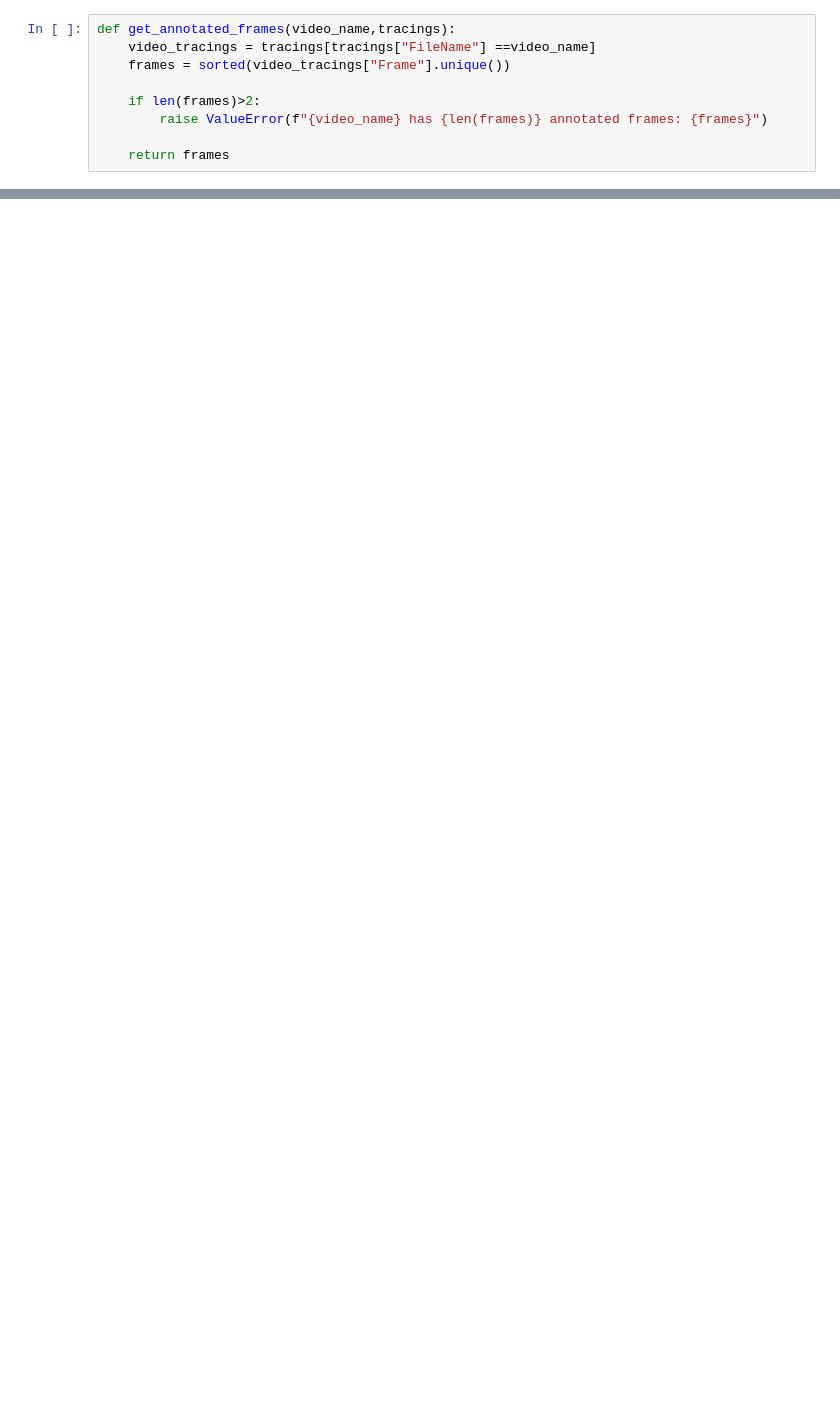
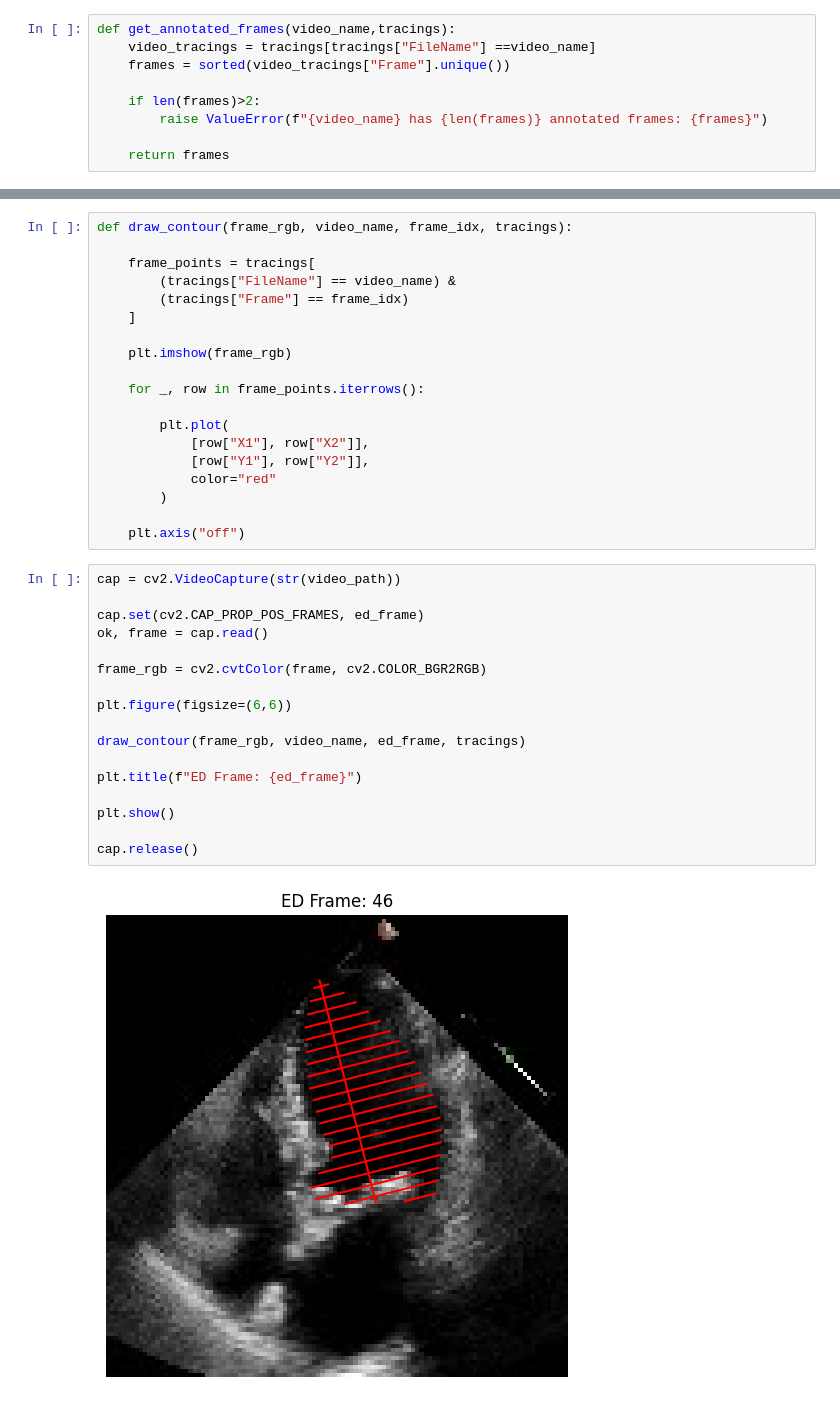
Before and after one commit to vasanth-06V/Medcial-AI-Heart-Disease-prediction, a Jupyter notebook: notebooks/intern2_echo/EDESFramespipeline.ipynb, the cells around one changed output, grey strips where cells are left out. Saved outputs shown, nothing was run; the diff lists cells and outputs as text; blank space fills up the shorter version.

```diff
--- a/notebooks/intern2_echo/EDESFramespipeline.ipynb
+++ b/notebooks/intern2_echo/EDESFramespipeline.ipynb
@@ -175,0 +236,38 @@ torch.Size([2, 3, 224, 224])
+# %%
+def draw_contour(frame_rgb, video_name, frame_idx, tracings):
+
+    frame_points = tracings[
+        (tracings["FileName"] == video_name) &
+        (tracings["Frame"] == frame_idx)
+    ]
+
+    plt.imshow(frame_rgb)
+
+    for _, row in frame_points.iterrows():
+
+        plt.plot(
+            [row["X1"], row["X2"]],
+            [row["Y1"], row["Y2"]],
+            color="red"
+        )
+
+    plt.axis("off")
+# %%
+cap = cv2.VideoCapture(str(video_path))
+
+cap.set(cv2.CAP_PROP_POS_FRAMES, ed_frame)
+ok, frame = cap.read()
+
+frame_rgb = cv2.cvtColor(frame, cv2.COLOR_BGR2RGB)
+
+plt.figure(figsize=(6,6))
+
+draw_contour(frame_rgb, video_name, ed_frame, tracings)
+
+plt.title(f"ED Frame: {ed_frame}")
+
+plt.show()
+
+cap.release()
+# %% [output]
+[figure, added]
```
Also changed, not shown: parts of 32 cells of this notebook.
